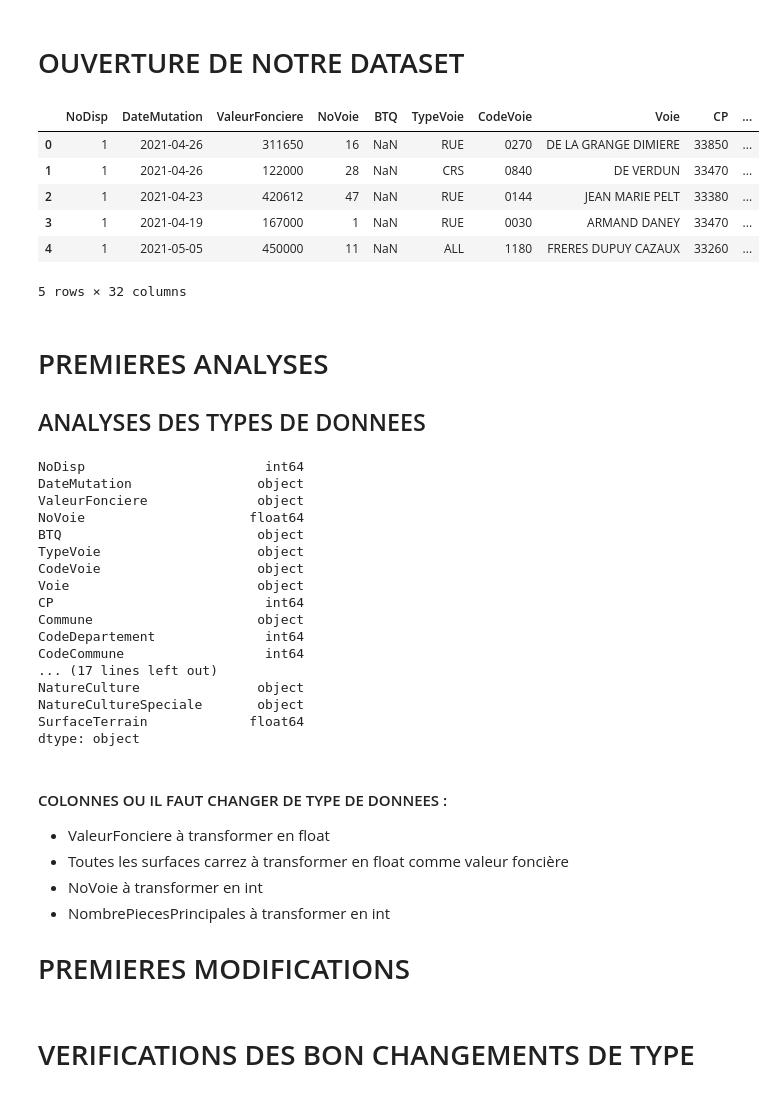
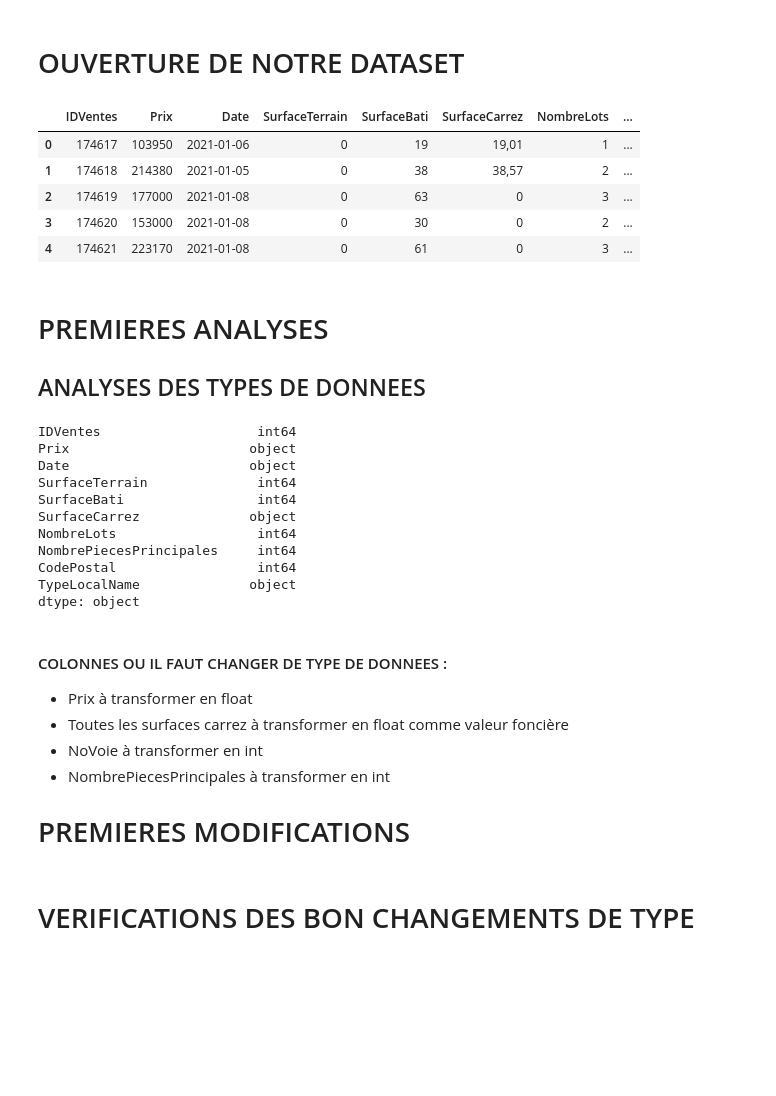
Before and after one commit to Jonathan2433/DOMO_DATA_PRICE_PREDICTION, a Jupyter notebook: NOTEBOOKS/00_DATA_ANALYSE_OF_PRICES.ipynb, the cells around one changed output. Saved outputs shown, nothing was run; the diff lists cells and outputs as text; code cells hidden in the pictures; blank space fills up the shorter version.

```diff
--- a/NOTEBOOKS/00_DATA_ANALYSE_OF_PRICES.ipynb
+++ b/NOTEBOOKS/00_DATA_ANALYSE_OF_PRICES.ipynb
@@ -12,43 +12,36 @@ pd.options.display.float_format = '{:.0f}'.format
 # %% [markdown]
 # OUVERTURE DE NOTRE DATASET
 # %%
-df = pd.read_csv('../DATA/IN/extract_gold_dvf.csv', sep=';')
+df = pd.read_csv('../DATA/IN/new_extract_gold_dvf.csv', sep=';')
 df.head()
 # %% [output]
-|  | NoDisp | DateMutation | ValeurFonciere | NoVoie | BTQ | TypeVoie | CodeVoie | Voie | CP | ... |
-| 0 | 1 | 2021-04-26 | 311650 | 16 | NaN | RUE | 0270 | DE LA GRANGE DIMIERE | 33850 | ... |
-| 1 | 1 | 2021-04-26 | 122000 | 28 | NaN | CRS | 0840 | DE VERDUN | 33470 | ... |
-| 2 | 1 | 2021-04-23 | 420612 | 47 | NaN | RUE | 0144 | JEAN MARIE PELT | 33380 | ... |
-| 3 | 1 | 2021-04-19 | 167000 | 1 | NaN | RUE | 0030 | ARMAND DANEY | 33470 | ... |
-| 4 | 1 | 2021-05-05 | 450000 | 11 | NaN | ALL | 1180 | FRERES DUPUY CAZAUX | 33260 | ... |
+|  | IDVentes | Prix | Date | SurfaceTerrain | SurfaceBati | SurfaceCarrez | NombreLots | ... |
+| 0 | 174617 | 103950 | 2021-01-06 | 0 | 19 | 19,01 | 1 | ... |
+| 1 | 174618 | 214380 | 2021-01-05 | 0 | 38 | 38,57 | 2 | ... |
+| 2 | 174619 | 177000 | 2021-01-08 | 0 | 63 | 0 | 3 | ... |
+| 3 | 174620 | 153000 | 2021-01-08 | 0 | 30 | 0 | 2 | ... |
+| 4 | 174621 | 223170 | 2021-01-08 | 0 | 61 | 0 | 3 | ... |
-5 rows × 32 columns
 # %% [markdown]
 # PREMIERES ANALYSES
 ## ANALYSES DES TYPES DE DONNEES
 # %%
 df.dtypes
 # %% [output]
-NoDisp                       int64
-DateMutation                object
-ValeurFonciere              object
-NoVoie                     float64
-BTQ                         object
-TypeVoie                    object
-CodeVoie                    object
-Voie                        object
-CP                           int64
-Commune                     object
-CodeDepartement              int64
-CodeCommune                  int64
-... (17 lines left out)
-NatureCulture               object
-NatureCultureSpeciale       object
-SurfaceTerrain             float64
+IDVentes                    int64
+Prix                       object
+Date                       object
+SurfaceTerrain              int64
+SurfaceBati                 int64
+SurfaceCarrez              object
+NombreLots                  int64
+NombrePiecesPrincipales     int64
+CodePostal                  int64
+TypeLocalName              object
 dtype: object
 # %% [markdown]
 #### COLONNES OU IL FAUT CHANGER DE TYPE DE DONNEES :
 
-- ValeurFonciere à transformer en float
+- Prix à transformer en float
 - Toutes les surfaces carrez à transformer en float comme valeur foncière
 - NoVoie à transformer en int
 - NombrePiecesPrincipales à transformer en int
```
Also changed, not shown: parts of 28 cells of this notebook, 6 other files.
